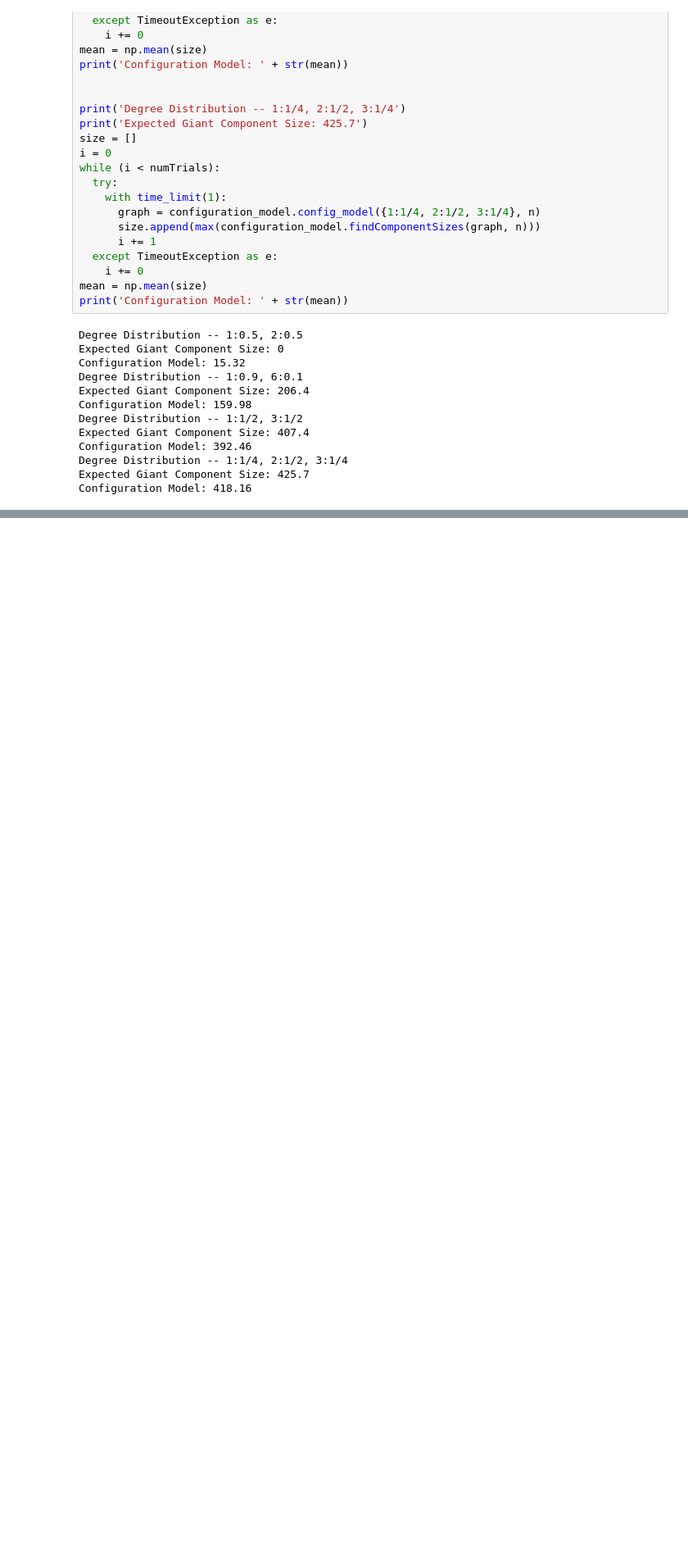
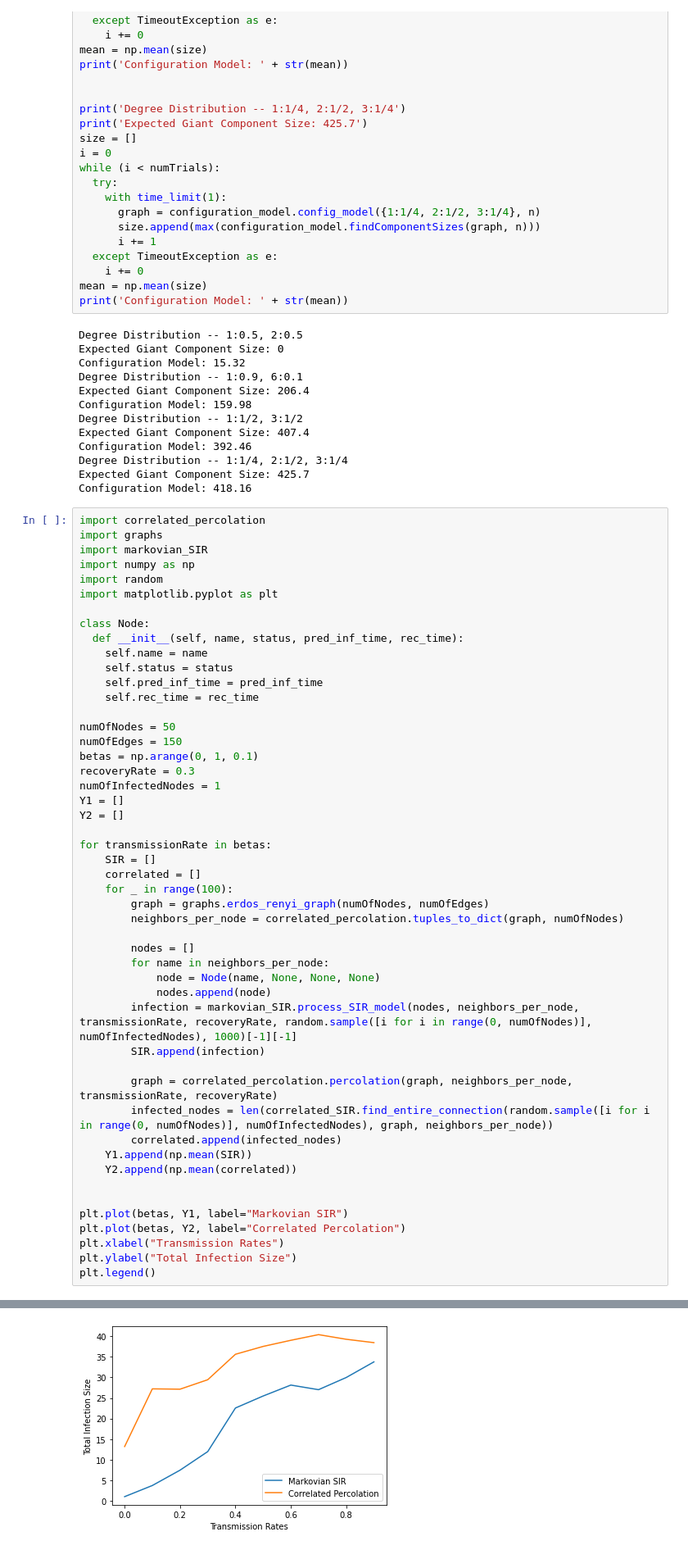
Before and after one commit to SENEMISIK/Mathematical-Models-for-Epidemiological-Diseases, a Jupyter notebook: simulations.ipynb, the cells around one changed output, grey strips where cells are left out. Shown at 82% size. Saved outputs shown, nothing was run; the diff lists cells and outputs as text; blank space fills up the shorter version.

Commit message:
comparing correlated to SIR

```diff
--- a/simulations.ipynb
+++ b/simulations.ipynb
@@ -225,3 +225,53 @@ Configuration Model: 392.46
 Degree Distribution -- 1:1/4, 2:1/2, 3:1/4
 Expected Giant Component Size: 425.7
 Configuration Model: 418.16
+# %%
+import correlated_percolation
+import graphs
+import markovian_SIR
+import numpy as np
+import random
+import matplotlib.pyplot as plt
+
+class Node:
+  def __init__(self, name, status, pred_inf_time, rec_time):
+    self.name = name
+    self.status = status
+    self.pred_inf_time = pred_inf_time
+    self.rec_time = rec_time
+
+numOfNodes = 50
+numOfEdges = 150
+betas = np.arange(0, 1, 0.1)
+recoveryRate = 0.3
+numOfInfectedNodes = 1
+Y1 = []
+Y2 = []
+
+for transmissionRate in betas:
+    SIR = []
+    correlated = []
+    for _ in range(100):
+        graph = graphs.erdos_renyi_graph(numOfNodes, numOfEdges)
+        neighbors_per_node = correlated_percolation.tuples_to_dict(graph, numOfNodes)
+
+        nodes = []
+        for name in neighbors_per_node:
+            node = Node(name, None, None, None)
+            nodes.append(node)
+        infection = markovian_SIR.process_SIR_model(nodes, neighbors_per_node, transmissionRate, recoveryRate, random.sample([i for i in range(0, numOfNodes)], numOfInfectedNodes), 1000)[-1][-1]
+        SIR.append(infection)
+
+        graph = correlated_percolation.percolation(graph, neighbors_per_node, transmissionRate, recoveryRate)
+        infected_nodes = len(correlated_SIR.find_entire_connection(random.sample([i for i in range(0, numOfNodes)], numOfInfectedNodes), graph, neighbors_per_node))
+        correlated.append(infected_nodes)
+    Y1.append(np.mean(SIR))
+    Y2.append(np.mean(correlated))
+
+
+plt.plot(betas, Y1, label="Markovian SIR")
+plt.plot(betas, Y2, label="Correlated Percolation")
+plt.xlabel("Transmission Rates")
+plt.ylabel("Total Infection Size")
+plt.legend()
+# %% [output]
@@ -227,0 +279 @@ Configuration Model: 418.16
+[figure, added]
```
Also changed, not shown: parts of 1 cell of this notebook, 1 other file.
